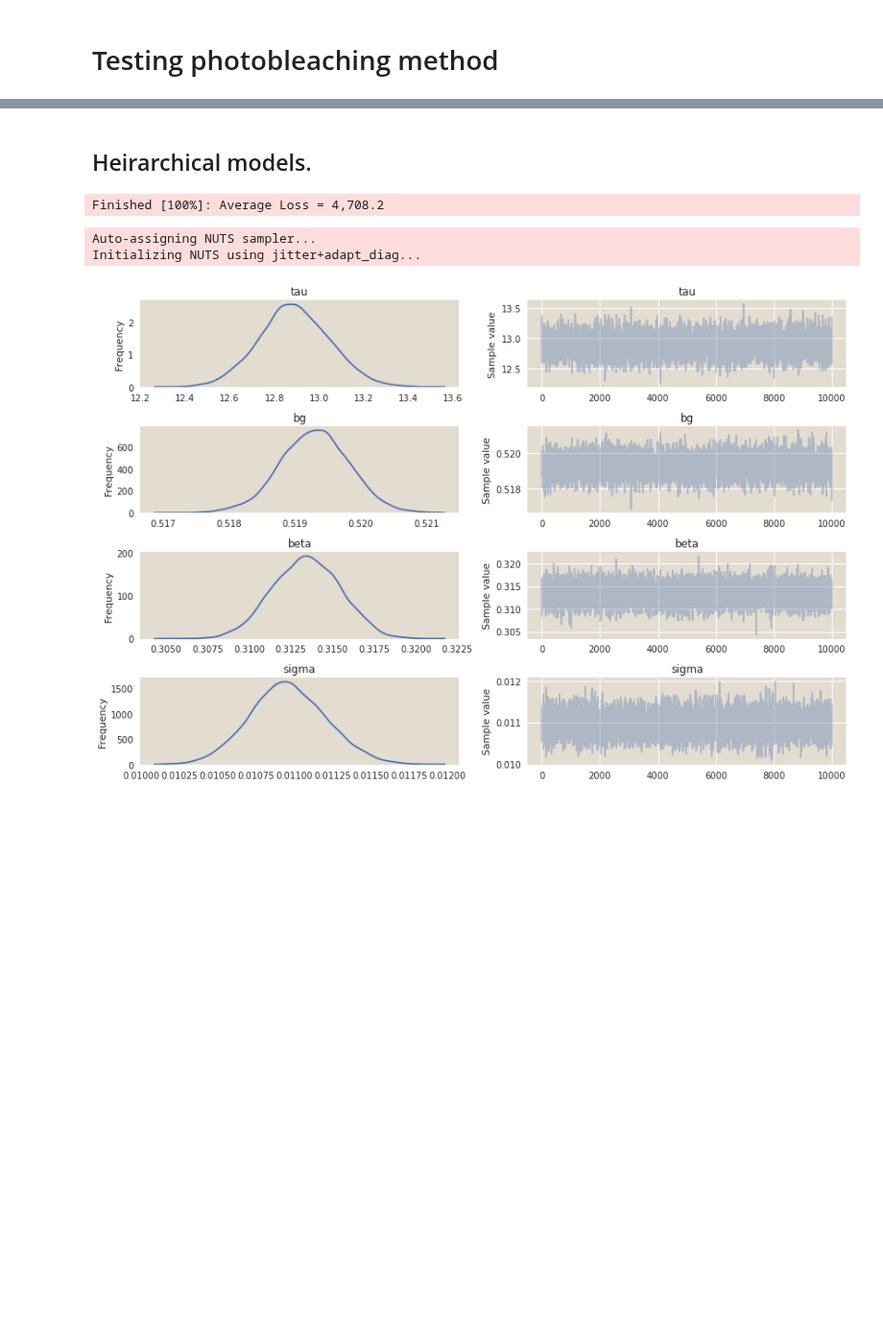
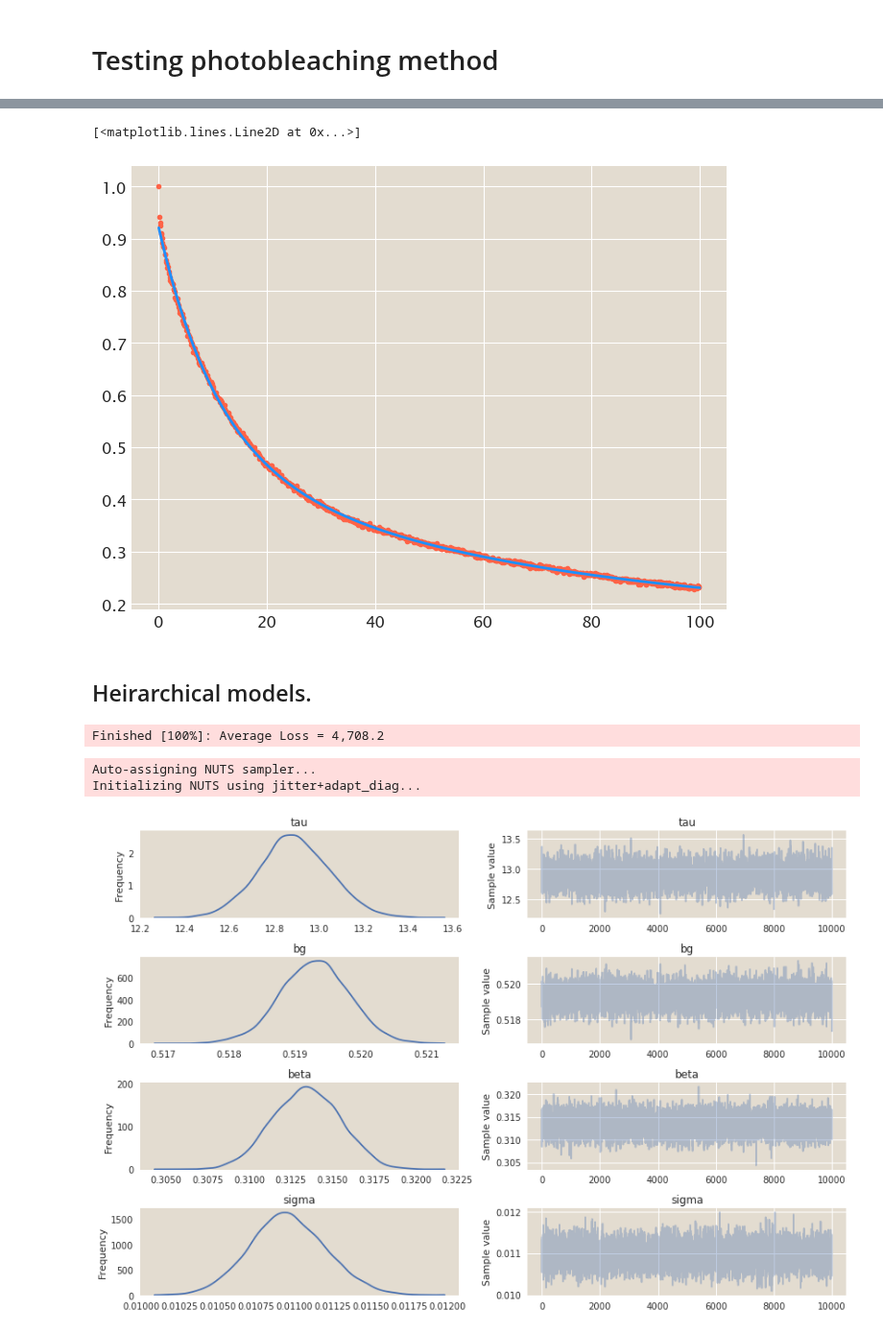
Before and after one commit to RPGroup-PBoC/mscl_survival, a Jupyter notebook: code/notebooks/testing_photobleaching_measurement.ipynb, the cells around one changed output, grey strips where cells are left out. Shown at 96% size. Cells and saved outputs as stored; diff of their text form; code cells hidden in the pictures; blank space fills up the shorter version.

```diff
--- a/code/notebooks/testing_photobleaching_measurement.ipynb
+++ b/code/notebooks/testing_photobleaching_measurement.ipynb
@@ -47,3 +101,20 @@ plt.tight_layout()
+# %%
+df = mscl.mcmc.trace_to_dataframe(trace, model)
+stats = mscl.mcmc.compute_statistics(df)
+tau_1 = stats[stats['parameter']=='tau_1']['mode'].values[0]
+tau_2 = stats[stats['parameter']=='tau_2']['mode'].values[0]
+bg = stats[stats['parameter']=='bg']['mode'].values[0]
+beta_1 = stats[stats['parameter']=='beta_1']['mode'].values[0]
+beta_2 = stats[stats['parameter']=='beta_2']['mode'].values[0]
+# %%
+time_range = np.linspace(0, 100, 1000)
+fit = bg + beta_1 * np.exp(-time_range / tau_1) + beta_2 * np.exp(-time_range / tau_2)
+fig, ax = plt.subplots(1,1)
+ax.plot(time, sub_resc, '.', color='tomato')
+ax.plot(time_range, fit, color='dodgerblue')
+# %% [output]
+[<matplotlib.lines.Line2D at 0x...>]
+[figure, added]
 # %% [markdown]
 ## Heirarchical models.
 # %%
```
Also changed, not shown: parts of 5 cells of this notebook, 1 other file.
